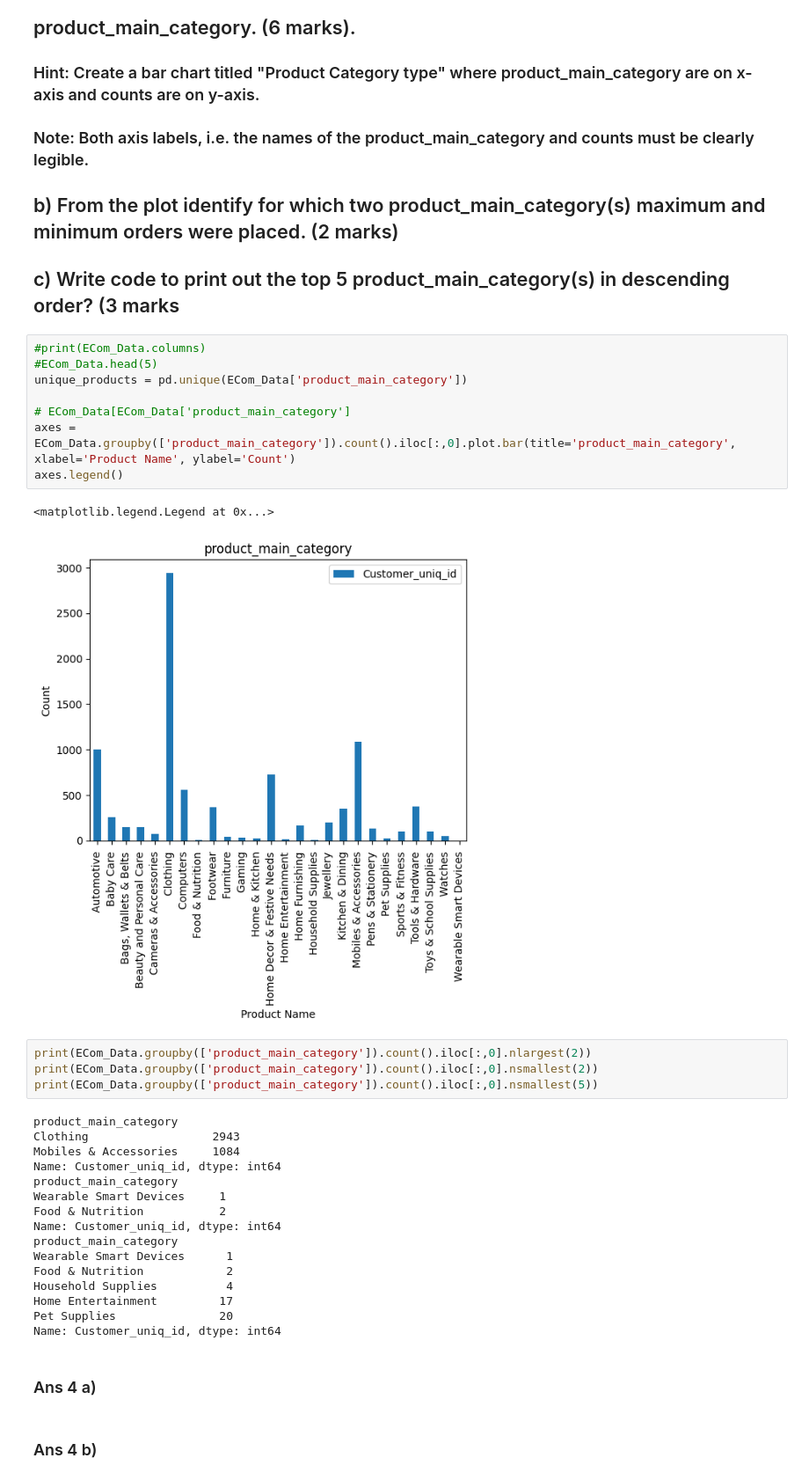
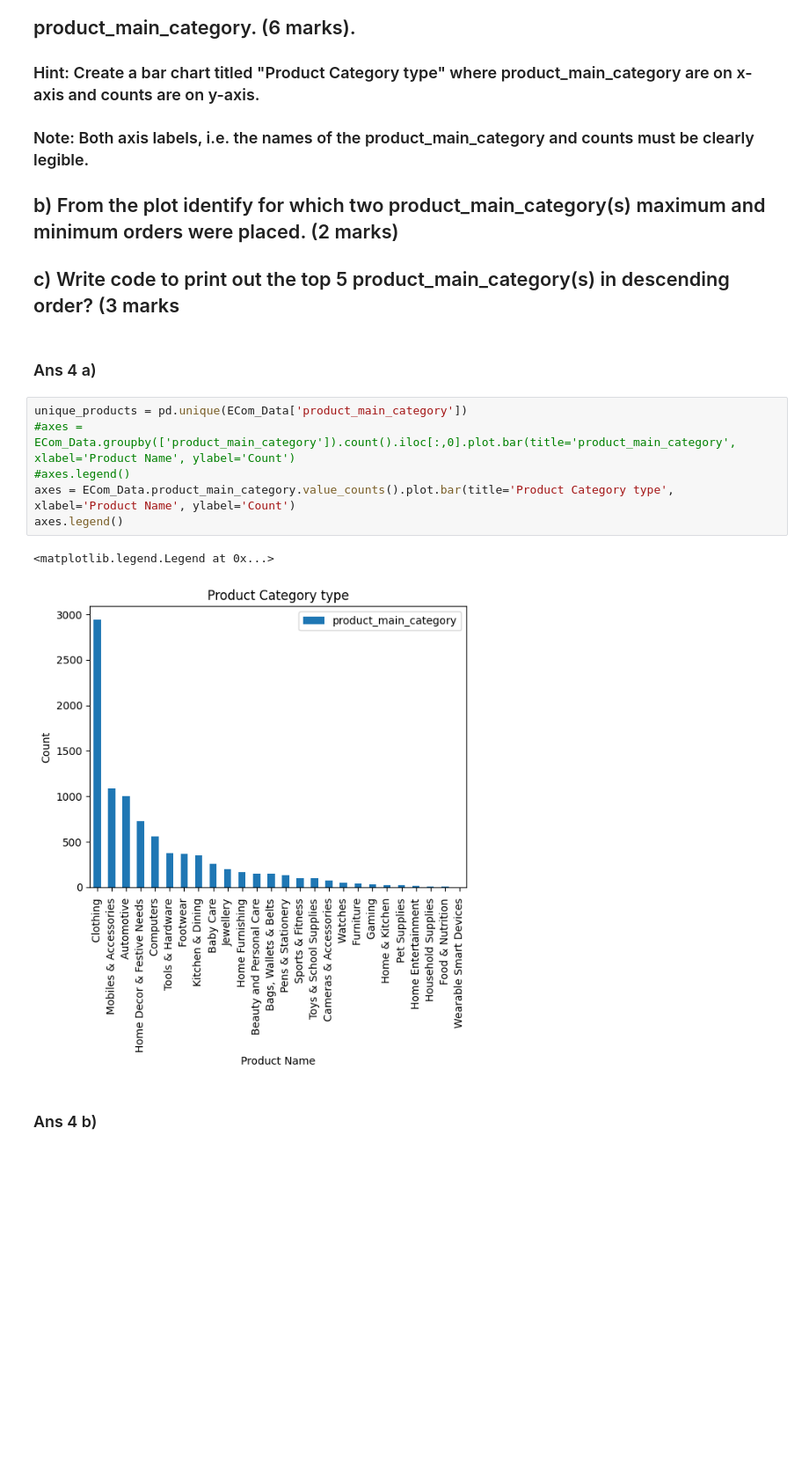
Before and after one commit to jamesholden097/benji, a Jupyter notebook: E-Commerce_Project_Student_File.ipynb, the cells around one changed output. Shown: that part at 88% size. Saved outputs shown, nothing was run; the diff lists cells and outputs as text; blank space fills up the shorter version.

```diff
--- a/E-Commerce_Project_Student_File.ipynb
+++ b/E-Commerce_Project_Student_File.ipynb
@@ -174,38 +177,16 @@ Brand :Ambika Lahenga, Rating : 1.0
 ## b) From the plot identify for which two product_main_category(s)  maximum and minimum orders were placed. (2 marks)
 
 ## c) Write code to print out the top 5 product_main_category(s)  in descending order? (3 marks
-# %%
-#print(ECom_Data.columns)
-#ECom_Data.head(5)
-unique_products = pd.unique(ECom_Data['product_main_category'])
-
-# ECom_Data[ECom_Data['product_main_category']
-axes = ECom_Data.groupby(['product_main_category']).count().iloc[:,0].plot.bar(title='product_main_category', xlabel='Product Name', ylabel='Count')
-axes.legend()
-# %% [output]
-<matplotlib.legend.Legend at 0x...>
-[figure, removed]
-# %%
-print(ECom_Data.groupby(['product_main_category']).count().iloc[:,0].nlargest(2))
-print(ECom_Data.groupby(['product_main_category']).count().iloc[:,0].nsmallest(2))
-print(ECom_Data.groupby(['product_main_category']).count().iloc[:,0].nsmallest(5))
-# %% [output]
-product_main_category
-Clothing                  2943
-Mobiles & Accessories     1084
-Name: Customer_uniq_id, dtype: int64
-product_main_category
-Wearable Smart Devices     1
-Food & Nutrition           2
-Name: Customer_uniq_id, dtype: int64
-product_main_category
-Wearable Smart Devices      1
-Food & Nutrition            2
-Household Supplies          4
-Home Entertainment         17
-Pet Supplies               20
-Name: Customer_uniq_id, dtype: int64
 # %% [markdown]
 ### Ans 4 a)
+# %%
+unique_products = pd.unique(ECom_Data['product_main_category'])
+#axes = ECom_Data.groupby(['product_main_category']).count().iloc[:,0].plot.bar(title='product_main_category', xlabel='Product Name', ylabel='Count')
+#axes.legend()
+axes = ECom_Data.product_main_category.value_counts().plot.bar(title='Product Category type', xlabel='Product Name', ylabel='Count')
+axes.legend()
+# %% [output]
+<matplotlib.legend.Legend at 0x...>
+[figure, added]
 # %% [markdown]
 ### Ans 4 b)
```
Also changed, not shown: parts of 14 cells of this notebook, 1 other file.
